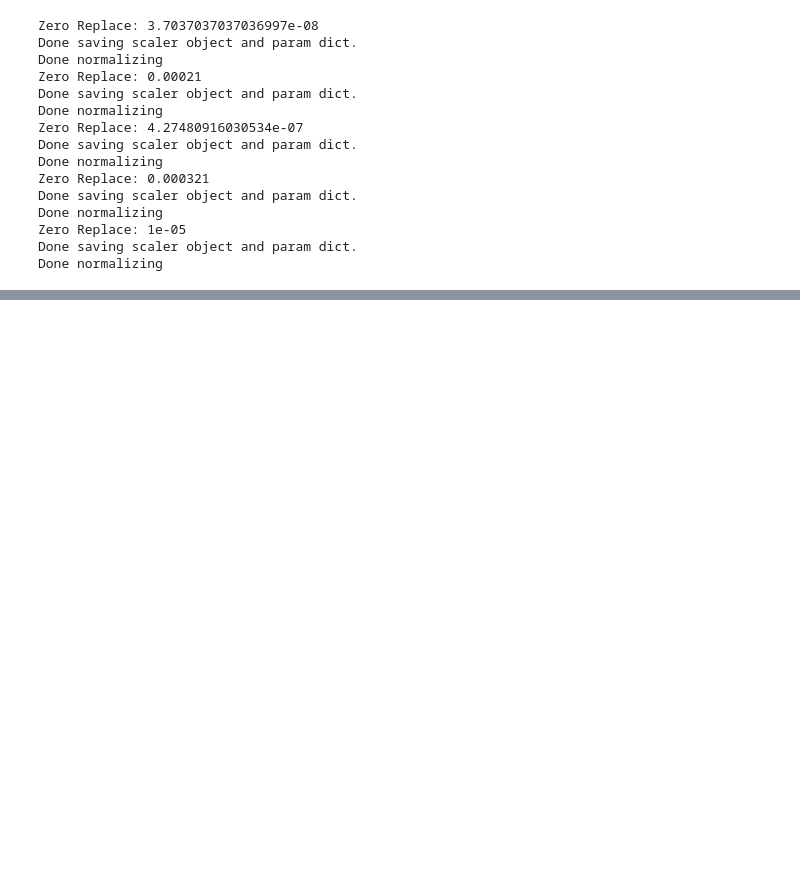
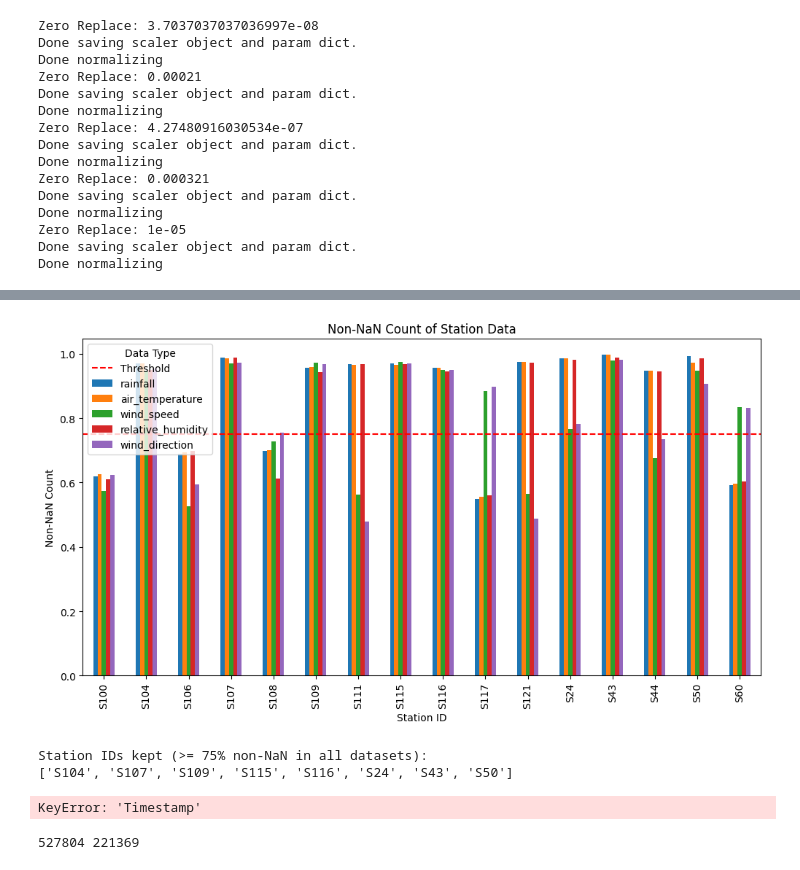
Before and after one commit to TomPiccio/Lightning_Risk_Prediction, a Jupyter notebook: notebooks/data_generator.ipynb, the cells around one changed output, grey strips where cells are left out. Drawn from its saved outputs; the diff is of its cells as text; code cells hidden in the pictures; blank space fills up the shorter version.

Commit message:
feat: converted to normalized data

```diff
--- a/notebooks/data_generator.ipynb
+++ b/notebooks/data_generator.ipynb
@@ -77,0 +78,76 @@ plt.show()
+# %%
+#Gathered from data_cleaning_v2.ipynb
+station_ids = ['S100', 'S104', 'S106', 'S107', 'S108', 'S109', 'S111', 'S115', 'S116', 'S117', 'S121', 'S24', 'S43', 'S44', 'S50', 'S60']
+# %%
+
+# Dictionary to store non-NaN counts
+non_nan_counts = {}
+
+# Compute non-NaN counts for each station_id in each dataframe
+for df_name, df in zip(input_data_df_names, input_data_dfs):
+    non_nan_counts[df_name] = df[station_ids].count() / df.shape[0]  # Normalized by row count
+
+
+# Convert to DataFrame for visualization
+non_nan_counts_df = pd.DataFrame(non_nan_counts)
+
+# Plot bar chart
+non_nan_counts_df.plot(kind="bar", figsize=(12, 6))
+plt.xlabel("Station ID")
+plt.ylabel("Non-NaN Count")
+plt.title("Non-NaN Count of Station Data")
+plt.xticks(rotation=90)
+threshold_value = 0.75  # Change this to your desired threshold
+plt.axhline(y=threshold_value, color='r', linestyle='--', label="Threshold")
+plt.legend(title="Data Type")
+plt.show()
+# %% [output]
+[figure, added]
+# %%
+# Keep only station IDs where all datasets have >= threshold
+stations_to_keep = non_nan_counts_df[non_nan_counts_df >= threshold_value].dropna(axis=0, how='any').index.tolist()
+
+print(f"Station IDs kept (>= {threshold_value:.0%} non-NaN in all datasets):")
+print(stations_to_keep)
+
+# Now filter each input dataframe to keep only these stations
+filtered_input_data_dfs = [
+    df[["Timestamp"] + stations_to_keep] if "Timestamp" in df.columns else df[stations_to_keep]
+    for df in normalized_dfs
+]
+# %% [output]
+Station IDs kept (>= 75% non-NaN in all datasets):
+['S104', 'S107', 'S109', 'S115', 'S116', 'S24', 'S43', 'S50']
+# %%
+all_dfs = filtered_input_data_dfs + [lightning_risk_16S]
+
+for i in range(len(all_dfs)):
+    all_dfs[i]["Timestamp"]  = pd.to_datetime(all_dfs[i]["Timestamp"])
+# Find the minimum and maximum timestamp across all datasets
+min_timestamp = max(df["Timestamp"].min() for df in all_dfs)
+max_timestamp = min(df["Timestamp"].max() for df in all_dfs)
+
+print(f"Common Time Range: {min_timestamp} to {max_timestamp}")
+
+# Filter each dataset to keep only the common time range
+for i in range(len(all_dfs)):
+    all_dfs[i] = all_dfs[i][(all_dfs[i]["Timestamp"] >= min_timestamp) &
+                            (all_dfs[i]["Timestamp"] <= max_timestamp)]
+# Merge the filtered datasets
+compiled_dfs = []
+for df, name in zip(filtered_input_data_dfs, input_data_df_names):
+    renamed_df = df.rename(columns={col: f"{name}_{col}" for col in station_ids})
+    compiled_dfs.append(renamed_df)
+
+# Merge all datasets on Timestamp
+compiled_df = compiled_dfs[0]
+for df in compiled_dfs[1:]:
+    compiled_df = compiled_df.merge(df, on="Timestamp", how="outer")
+
+# Merge lightning risk data
+compiled_df = compiled_df.merge(lightning_risk_16S[["Timestamp", "16S"]], on="Timestamp", how="outer")
+compiled_df = compiled_df.rename(columns={"16S": "Lightning_Risk"})
+# Display final structure
+compiled_df.head()
+# %% [output]
+KeyError: 'Timestamp'
@@ -77,0 +156,4 @@ plt.show()
+# %%
+print(len(compiled_df),len(cleaned_compiled_df))
+# %% [output]
+527804 221369
```
Also changed, not shown: parts of 3 cells of this notebook, 4 other files.
